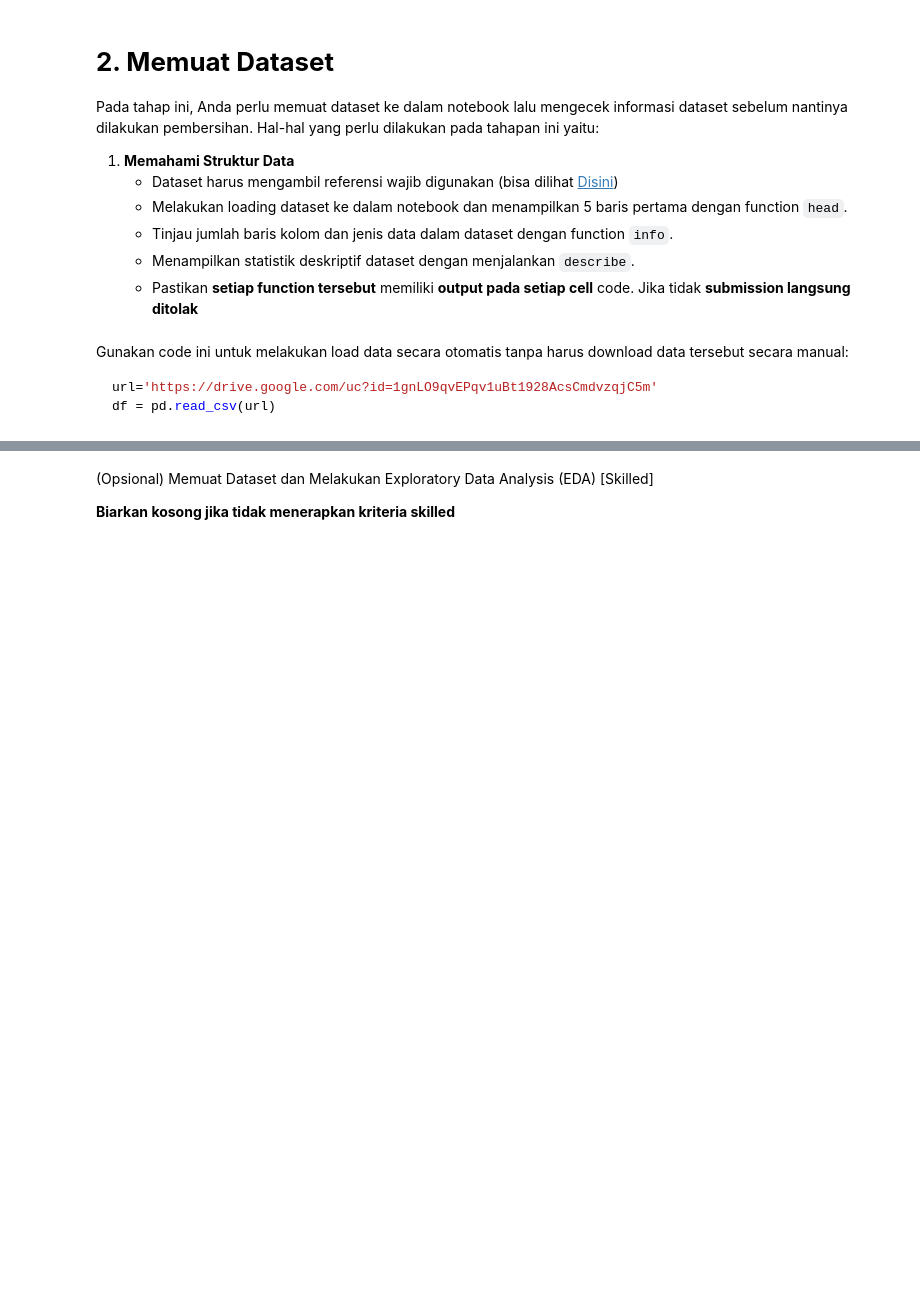
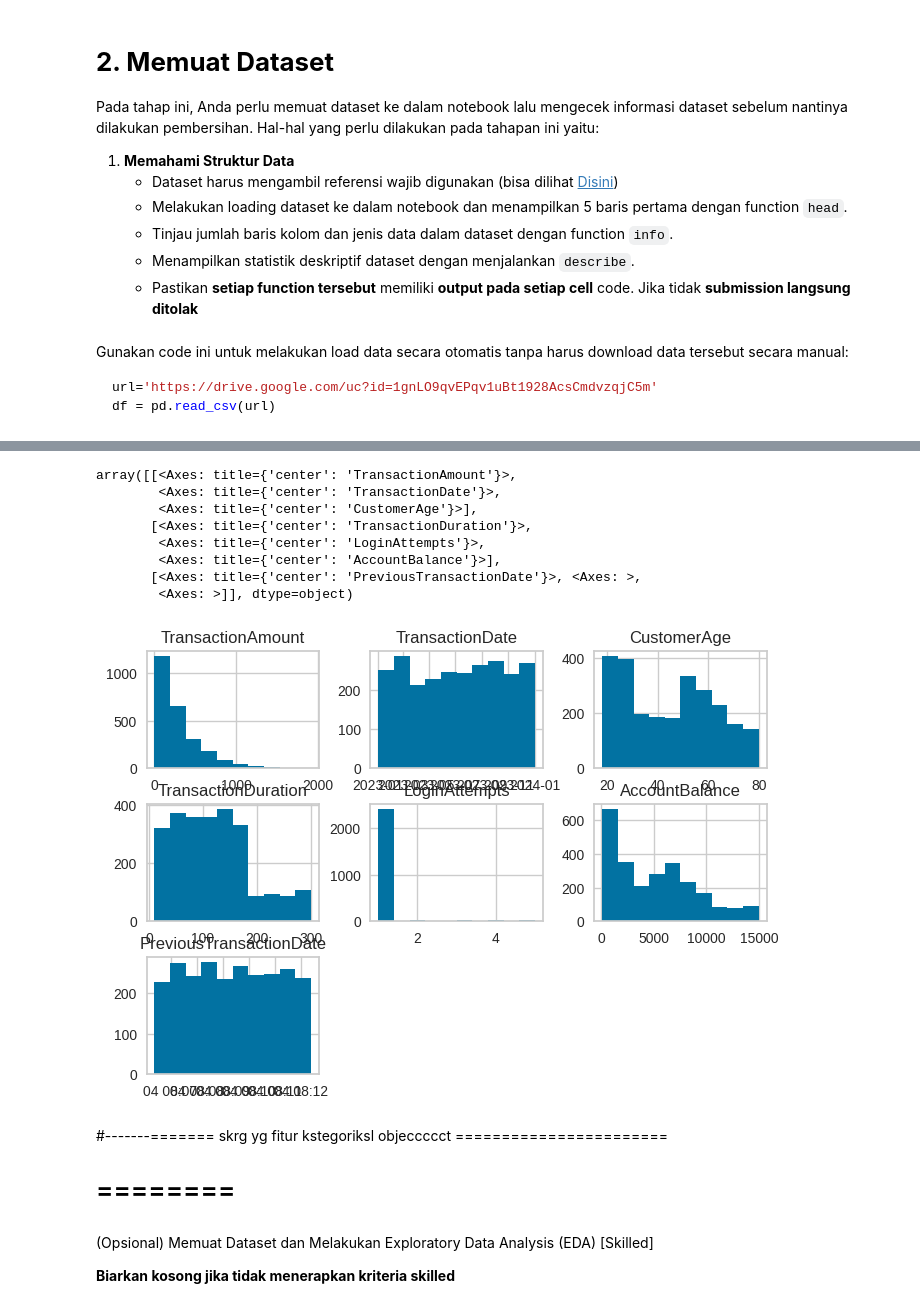
Before and after one commit to axiomjo/Exploring_Basic_Machine_Learning_Models, a Jupyter notebook: [Clustering]_Submission_Akhir_BMLP_Josephine_Dermawan.ipynb, the cells around one changed output, grey strips where cells are left out. Cells and saved outputs as stored; diff of their text form; code cells hidden in the pictures; blank space fills up the shorter version.

```diff
--- a/[Clustering]_Submission_Akhir_BMLP_Josephine_Dermawan.ipynb
+++ b/[Clustering]_Submission_Akhir_BMLP_Josephine_Dermawan.ipynb
@@ -55,0 +196,15 @@ df.describe
+# %%
+NYOBA.hist()
+# %% [output]
+array([[<Axes: title={'center': 'TransactionAmount'}>,
+        <Axes: title={'center': 'TransactionDate'}>,
+        <Axes: title={'center': 'CustomerAge'}>],
+       [<Axes: title={'center': 'TransactionDuration'}>,
+        <Axes: title={'center': 'LoginAttempts'}>,
+        <Axes: title={'center': 'AccountBalance'}>],
+       [<Axes: title={'center': 'PreviousTransactionDate'}>, <Axes: >,
+        <Axes: >]], dtype=object)
+[figure, added]
+# %% [markdown]
+#-------======= skrg yg fitur kstegoriksl objeccccct =======================
+# ========
```
Also changed, not shown: parts of 14 cells of this notebook.
